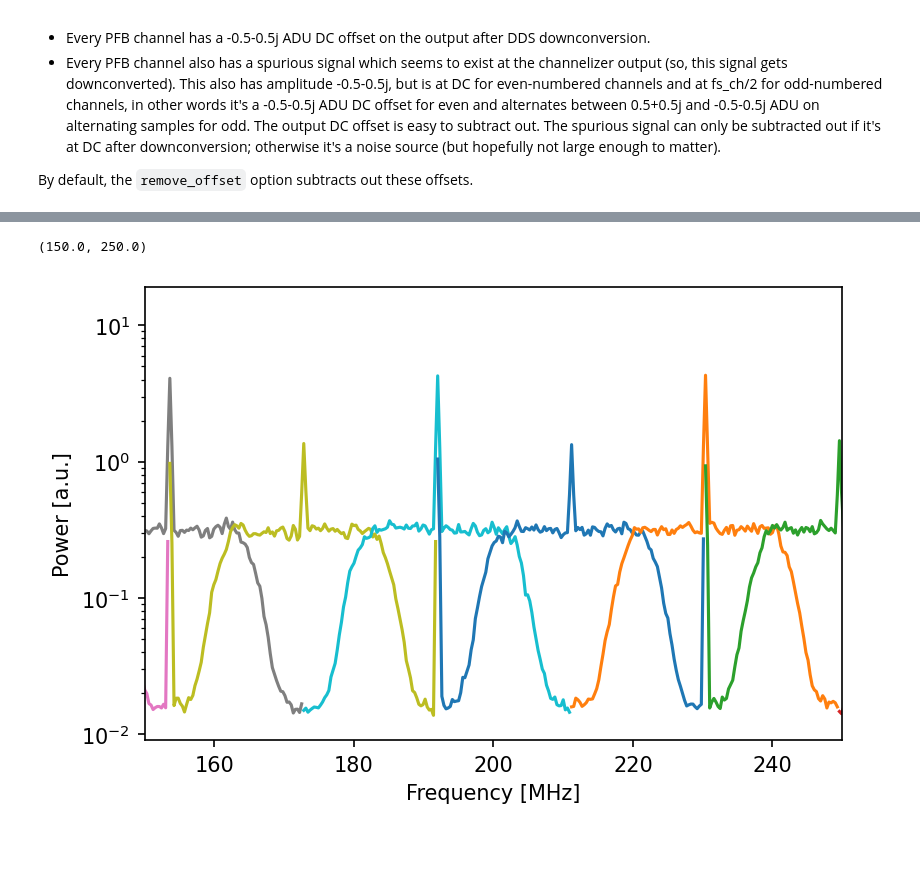
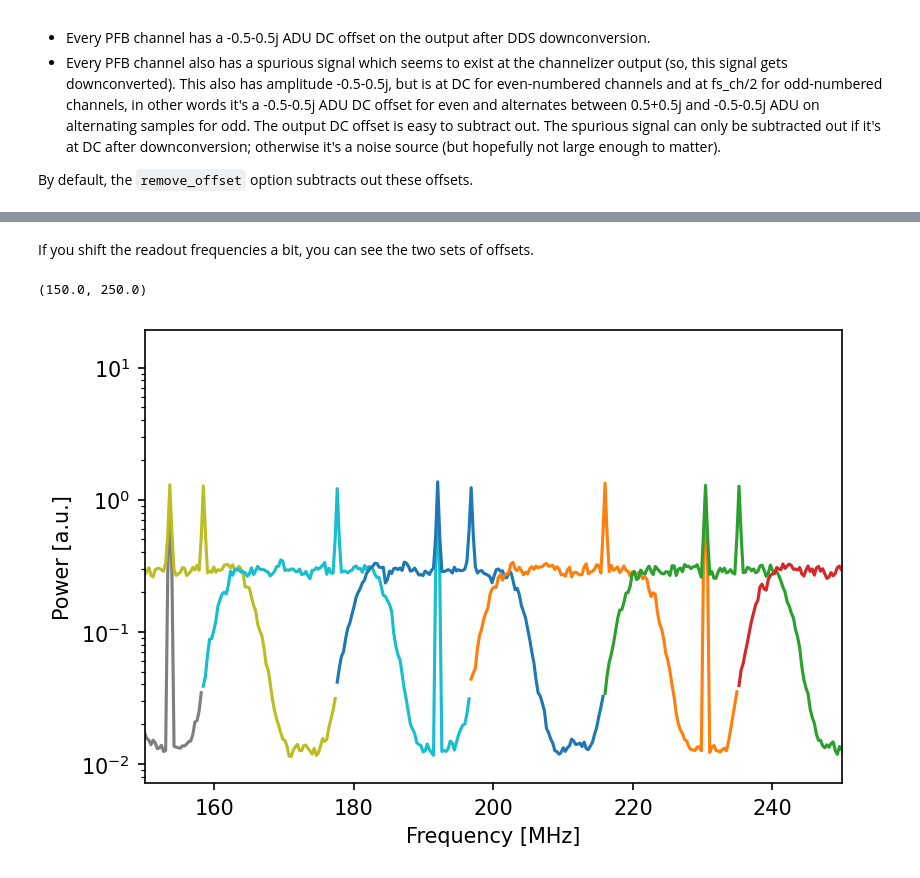
Before and after one commit to meeg/qick_demos_sho, a Jupyter notebook: fw_specific/2024-04-12_216_test-pfb-v4/PFB V4.ipynb, the cells around one changed output, grey strips where cells are left out. Drawn from its saved outputs; the diff is of its cells as text; code cells hidden in the pictures; blank space fills up the shorter version.

```diff
--- a/fw_specific/2024-04-12_216_test-pfb-v4/PFB V4.ipynb
+++ b/fw_specific/2024-04-12_216_test-pfb-v4/PFB V4.ipynb
@@ -323,3 +323,5 @@ for x in complex_iq:
+# %% [markdown]
+If you shift the readout frequencies a bit, you can see the two sets of offsets.
 # %%
 config={"ro_ch"       : 0,
         "ro_length"   : 400,
@@ -330,32 +332,32 @@ config={"ro_ch"       : 0,
         "pulse_freqs" : [0.0]*8,
         "pulse_gains" : [0.0]*8,
         "reps"        : 1,
        }
 
 # Frequency and amplitude vectors.
 complex_iq = []
 # Loop over channel centers.
-foffset = fs_ch/2
+foffset = 0.5*fs_ch/4
 fc_v = np.arange(0, fs, fc_ch) + foffset
 for fck in fc_v:
     # Update frequency.
     config['ro_freq'] = fck
 
     # Get data from channel.
     prog = MuxReadoutTest(soccfg, config)
     iq_list = prog.acquire_decimated(soc, load_pulses=True, progress=False, remove_offset=False)
     xi = iq_list[0][0]
     xq = iq_list[0][1]
     complex_iq.append(xi + 1j*xq)
 
 fig, ax = plt.subplots(1, dpi=150);
 for fck, x in zip(fc_v, complex_iq):
     fft_freqs, psd = fftshift(welch(x, fs_ch, return_onesided=False, nperseg=128, detrend=False), axes=1)
     ax.semilogy(fft_freqs+fck, psd)
 
 ax.set_xlabel("Frequency [MHz]");
 ax.set_ylabel("Power [a.u.]");
 ax.set_xlim(150,250)
 # %% [output]
 (150.0, 250.0)
-[figure, old version]
+[figure, new version]
```
Also changed, not shown: parts of 7 cells of this notebook.
